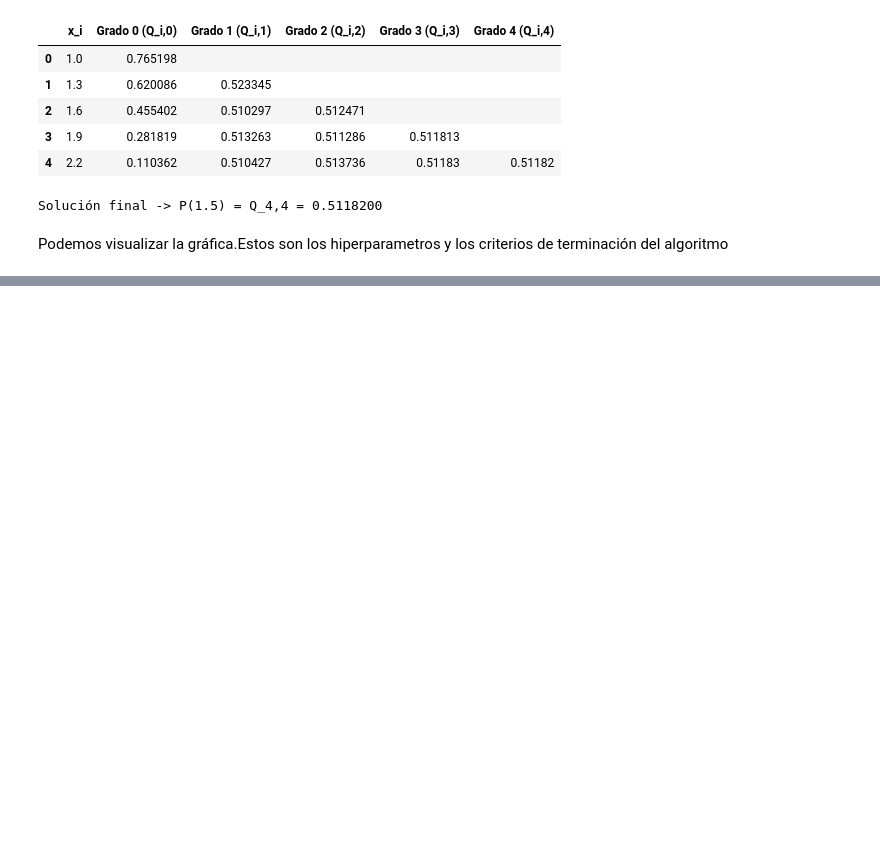
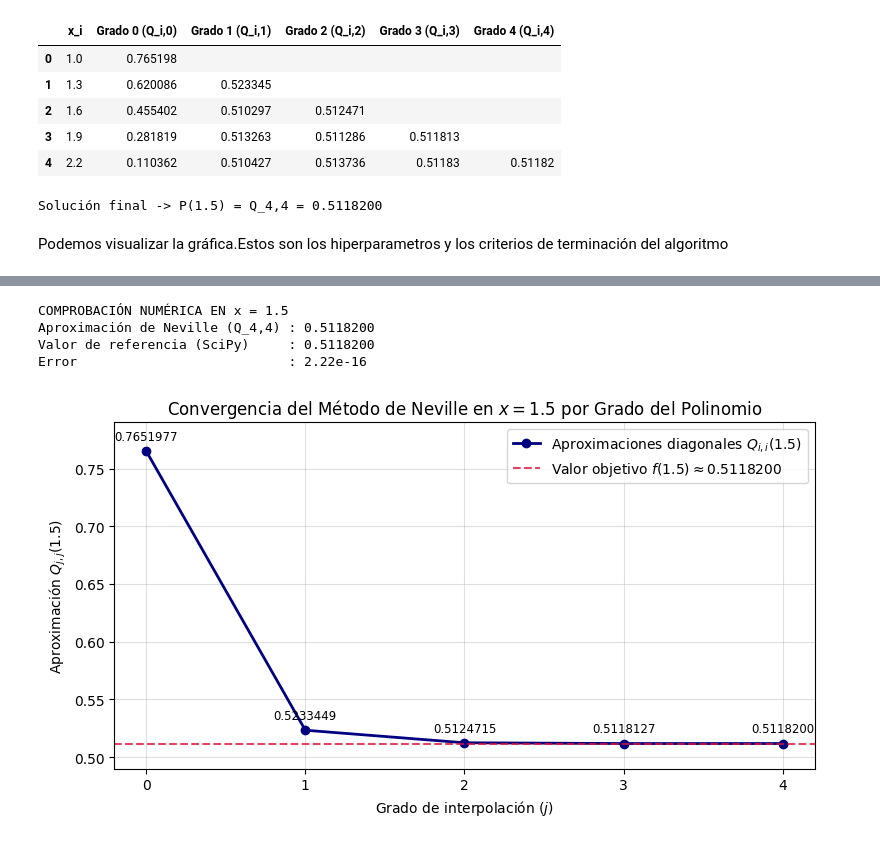
Before and after one commit to jhovasnh06-beep/Metodos-Numericos-1, a Jupyter notebook: MetodoNeville.ipynb, the cells around one changed output, grey strips where cells are left out. Drawn from its saved outputs; the diff is of its cells as text; code cells hidden in the pictures; blank space fills up the shorter version.

```diff
--- a/MetodoNeville.ipynb
+++ b/MetodoNeville.ipynb
@@ -103,0 +76,41 @@ $\displaystyle 0.00182510288066062 x^{4} + 0.0552927983539178 x^{3} - 0.34304660
+# %%
+#usamos SciPy para verificar el valor numérico en el punto (x=1.5).
+from scipy.interpolate import BarycentricInterpolator
+
+# Comprobación numérica
+interp_scipy = BarycentricInterpolator(x_nodos, y_nodos)
+valor_scipy = float(interp_scipy(x_eval))
+
+print("COMPROBACIÓN NUMÉRICA EN x = 1.5")
+print(f"Aproximación de Neville (Q_4,4) : {aproximacion:.7f}")
+print(f"Valor de referencia (SciPy)     : {valor_scipy:.7f}")
+print(f"Error                           : {abs(aproximacion - valor_scipy):.2e}")
+
+# Gráfica de convergencia
+aprox_por_grado = np.diag(tabla_Q)
+grados = [0, 1, 2, 3, 4]
+
+plt.figure(figsize=(8, 4.5))
+plt.plot(grados, aprox_por_grado, marker='o', linestyle='-', color='navy', linewidth=2,
+         label='Aproximaciones diagonales $Q_{i,i}(1.5)$')
+plt.axhline(valor_scipy, color='crimson', linestyle='--', alpha=0.8,
+            label=f'Valor objetivo $f(1.5) \\approx {valor_scipy:.7f}$')
+
+for g, val in zip(grados, aprox_por_grado):
+    plt.annotate(f"{val:.7f}", (g, val), textcoords="offset points", xytext=(0, 8), ha='center', fontsize=8.5)
+
+plt.title("Convergencia del Método de Neville en $x = 1.5$ por Grado del Polinomio")
+plt.xlabel("Grado de interpolación ($j$)")
+plt.ylabel("Aproximación $Q_{j,j}(1.5)$")
+plt.xticks(grados)
+plt.ylim(0.49, 0.79)
+plt.grid(True, alpha=0.4)
+plt.legend()
+plt.tight_layout()
+plt.show()
+# %% [output]
+COMPROBACIÓN NUMÉRICA EN x = 1.5
+Aproximación de Neville (Q_4,4) : 0.5118200
+Valor de referencia (SciPy)     : 0.5118200
+Error                           : 2.22e-16
+[figure, added]
```
Also changed, not shown: parts of 1 cell of this notebook.
